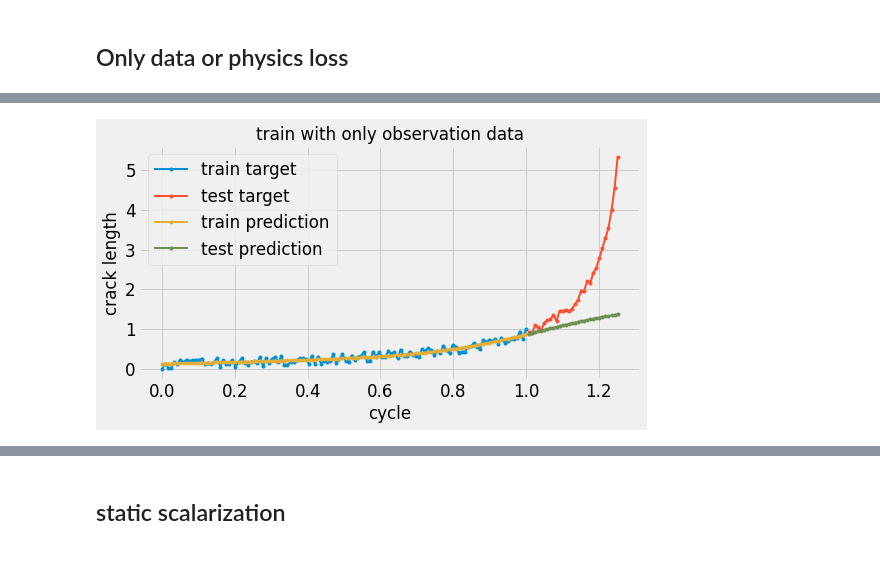
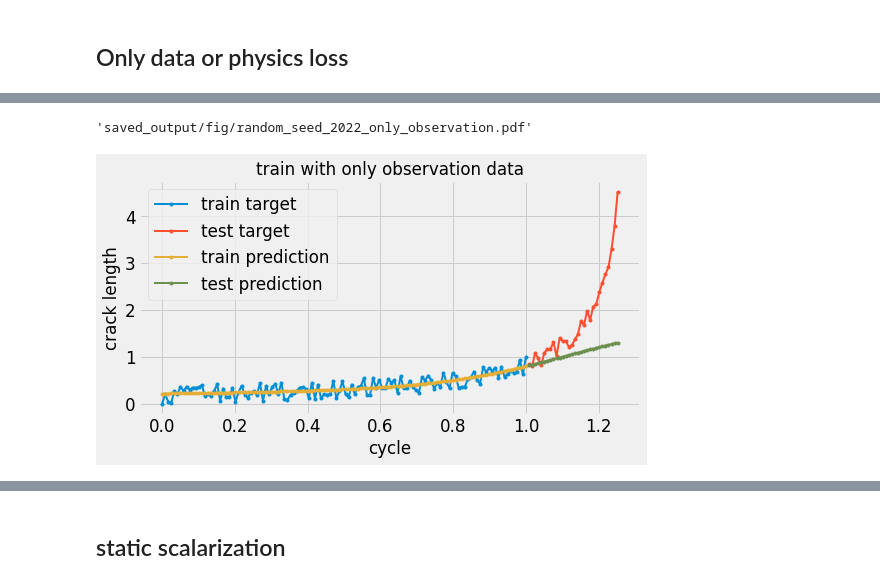
Before and after one commit to phanav/probabilistic-physics-satie, a Jupyter notebook: src/probabilistic_physics_inform_v3.ipynb, the cells around one changed output, grey strips where cells are left out. Drawn from its saved outputs; the diff is of its cells as text; code cells hidden in the pictures.

```diff
--- a/src/probabilistic_physics_inform_v3.ipynb
+++ b/src/probabilistic_physics_inform_v3.ipynb
@@ -322,7 +322,7 @@ def generate_data_tensor(noise_strength=1e-2):
 # %%
 # generate data with noise strength 1e-2
 # train_xtensor, train_ytensor, test_xtensor, test_ytensor, train_xscaler_torch1, train_yscaler_torch1, fig = generate_data_tensor(noise_strength=1e-2)
-train_xtensor, train_ytensor, test_xtensor, test_ytensor, train_xscaler_torch, train_yscaler_torch, fig = generate_data_tensor(noise_strength=5e-3)
+train_xtensor, train_ytensor, test_xtensor, test_ytensor, train_xscaler_torch, train_yscaler_torch, fig = generate_data_tensor(noise_strength=1e-2)
 
 min_xphysics = min(min(train_xtensor), min(test_xtensor)).detach().item()
 max_xphysics = max(max(train_xtensor), max(test_xtensor)).detach().item()
@@ -568,7 +568,7 @@ pinn_train_args = dict(
         physics_coeff = 0,
         data_coeff = 1,
     ),
-    epochs = 1000,
+    epochs = 2000,
     verbose=True,
 )
 
@@ -587,5 +587,5 @@ fig = plot_target_prediction(
     test_predictions,
     title='train with only observation data'
 )
-# fig.savefig(os.path.join(fig_dir, "only-data.pdf"), bbox_inches="tight")
+save_fig(fig, "only_observation.pdf")
 # %% [output]
@@ -609,4 +609,5 @@ data loss = 0.005831337999552488 ; physics loss = 7.054499762126909e-10
+'saved_output/fig/random_seed_2022_only_observation.pdf'
-[figure, old version]
+[figure, new version]
 # %%
 pinn_model = FullyConnected([1, 4, 4, 1], activation=nn.Tanh).to(DEVICE)
 
```
Also changed, not shown: parts of 29 cells of this notebook.
